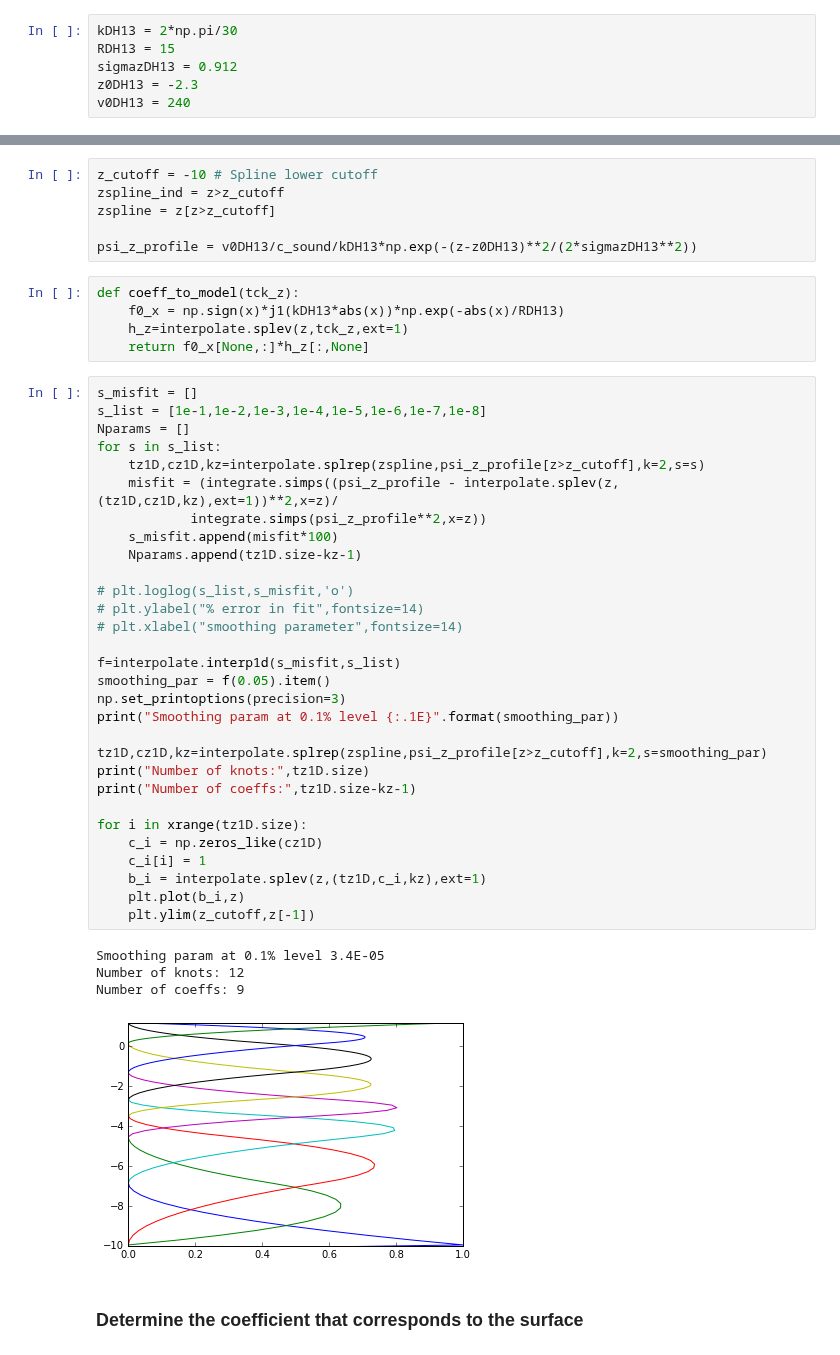
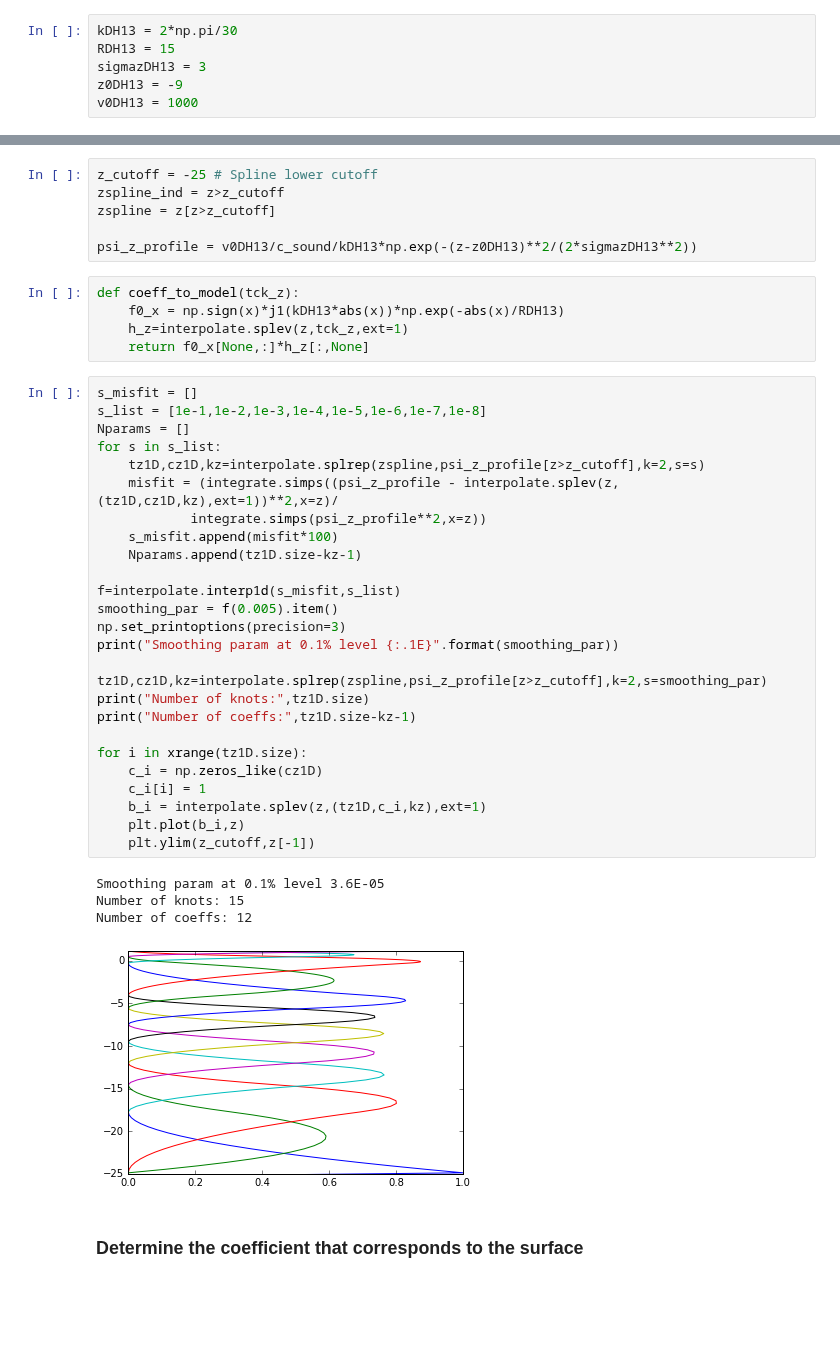
Before and after one commit to jishnub/sparc_flows, a Jupyter notebook: Supergranule_Spline.ipynb, the cells around one changed output, grey strips where cells are left out. Drawn from its saved outputs; the diff is of its cells as text; blank space fills up the shorter version.

```diff
--- a/Supergranule_Spline.ipynb
+++ b/Supergranule_Spline.ipynb
@@ -24,13 +24,13 @@ z,c_sound,rho = np.loadtxt(read_params.get_solarmodel(),usecols=[0,1,2],unpack=T
 # %%
 kDH13 = 2*np.pi/30
 RDH13 = 15
-sigmazDH13 = 0.912
-z0DH13 = -2.3
-v0DH13 = 240
+sigmazDH13 = 3
+z0DH13 = -9
+v0DH13 = 1000
 # %% [markdown]
 ## Spline only along z
 # %%
-z_cutoff = -10 # Spline lower cutoff
+z_cutoff = -25 # Spline lower cutoff
 zspline_ind = z>z_cutoff
 zspline = z[z>z_cutoff]
 
@@ -43,38 +43,34 @@ def coeff_to_model(tck_z):
 # %%
 s_misfit = []
 s_list = [1e-1,1e-2,1e-3,1e-4,1e-5,1e-6,1e-7,1e-8]
 Nparams = []
 for s in s_list:
     tz1D,cz1D,kz=interpolate.splrep(zspline,psi_z_profile[z>z_cutoff],k=2,s=s)
     misfit = (integrate.simps((psi_z_profile - interpolate.splev(z,(tz1D,cz1D,kz),ext=1))**2,x=z)/
             integrate.simps(psi_z_profile**2,x=z))
     s_misfit.append(misfit*100)
     Nparams.append(tz1D.size-kz-1)
 
-# plt.loglog(s_list,s_misfit,'o')
-# plt.ylabel("% error in fit",fontsize=14)
-# plt.xlabel("smoothing parameter",fontsize=14)
-
 f=interpolate.interp1d(s_misfit,s_list)
-smoothing_par = f(0.05).item()
+smoothing_par = f(0.005).item()
 np.set_printoptions(precision=3)
 print("Smoothing param at 0.1% level {:.1E}".format(smoothing_par))
 
 tz1D,cz1D,kz=interpolate.splrep(zspline,psi_z_profile[z>z_cutoff],k=2,s=smoothing_par)
 print("Number of knots:",tz1D.size)
 print("Number of coeffs:",tz1D.size-kz-1)
 
 for i in xrange(tz1D.size):
     c_i = np.zeros_like(cz1D)
     c_i[i] = 1
     b_i = interpolate.splev(z,(tz1D,c_i,kz),ext=1)
     plt.plot(b_i,z)
     plt.ylim(z_cutoff,z[-1])
 # %% [output]
-Smoothing param at 0.1% level 3.4E-05
-Number of knots: 12
-Number of coeffs: 9
+Smoothing param at 0.1% level 3.6E-05
+Number of knots: 15
+Number of coeffs: 12
-[figure, old version]
+[figure, new version]
 # %% [markdown]
 ### Determine the coefficient that corresponds to the surface
 # %%
```
Also changed, not shown: parts of 5 cells of this notebook.
